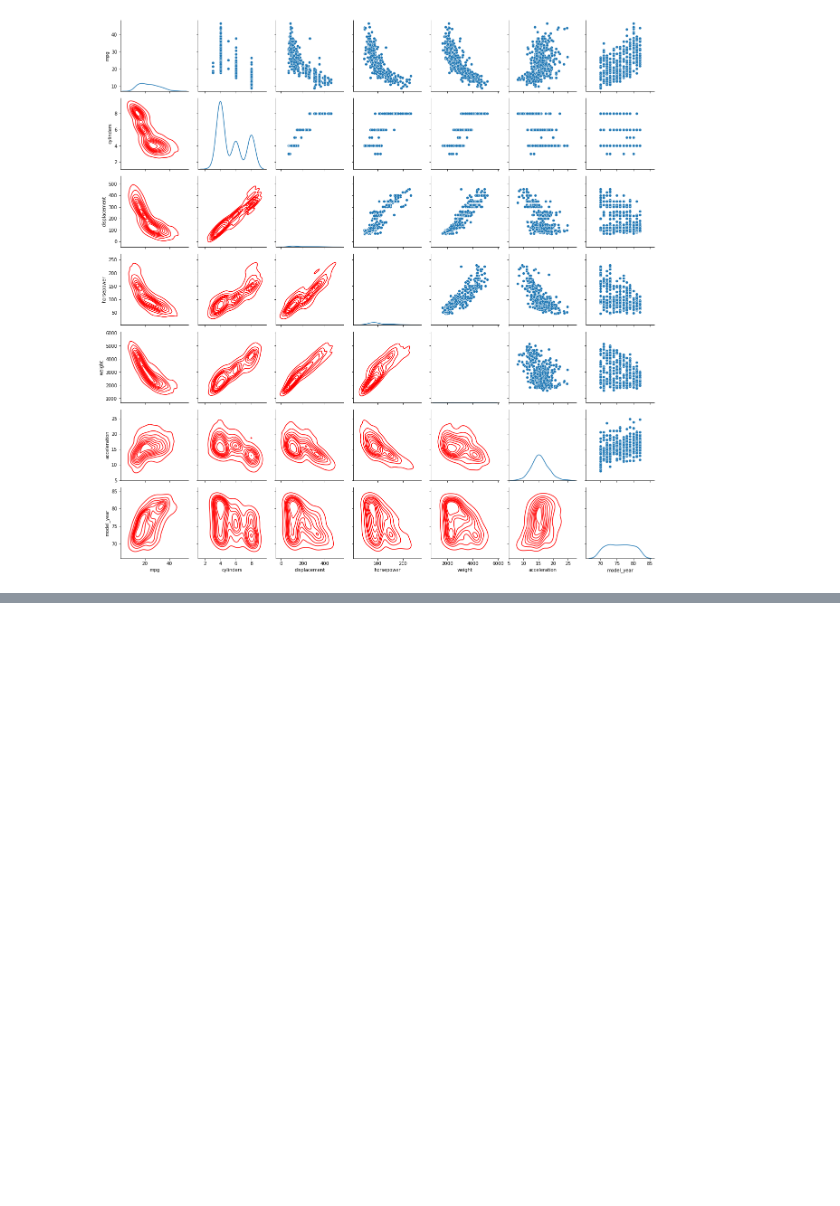
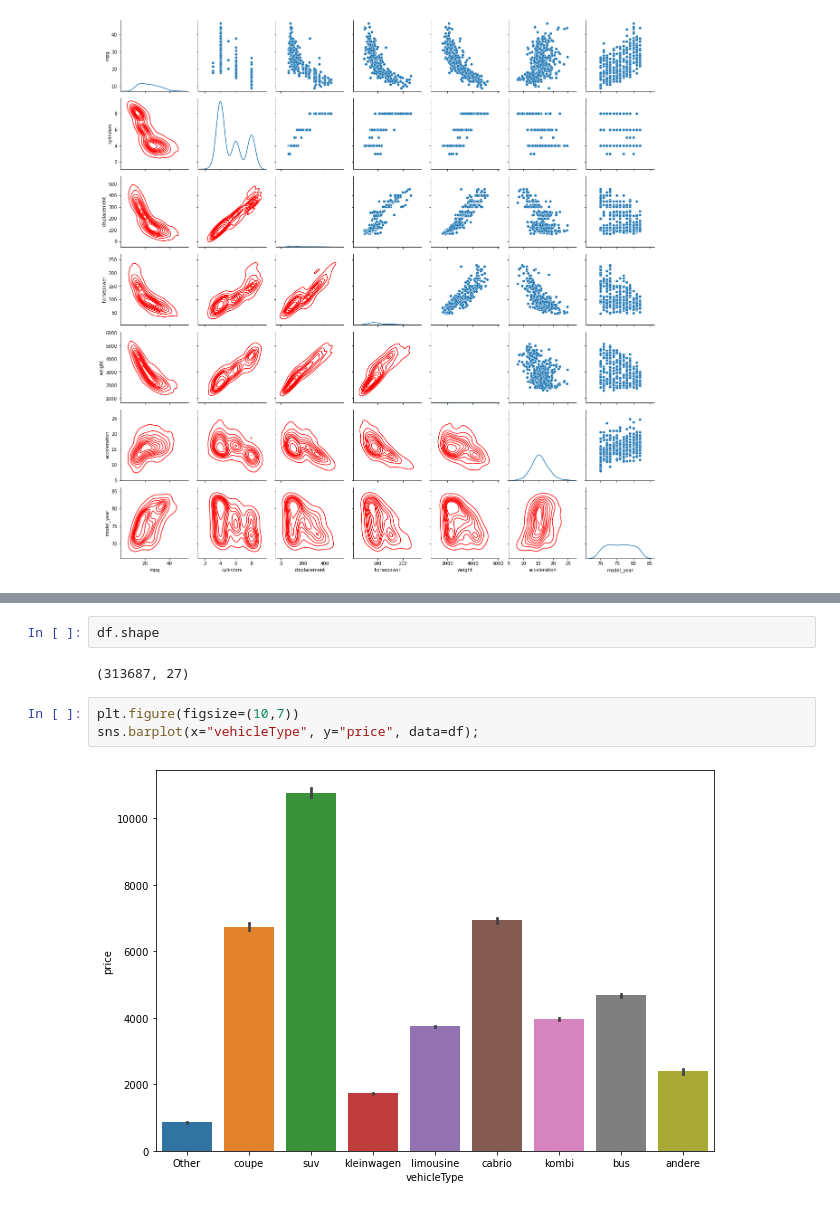
Before and after one commit to Ertugrul-Kurubal/Data-Visualization-With-Python-In-Class, a Jupyter notebook: Seaborn Comparison Plots In Class 1.ipynb, the cells around one changed output, grey strips where cells are left out. Cells and saved outputs as stored; diff of their text form; blank space fills up the shorter version.

```diff
--- a/Seaborn Comparison Plots In Class 1.ipynb
+++ b/Seaborn Comparison Plots In Class 1.ipynb
@@ -125,0 +167,9 @@ g.map_lower(sns.kdeplot, color="r");
+# %%
+df.shape
+# %% [output]
+(313687, 27)
+# %%
+plt.figure(figsize=(10,7))
+sns.barplot(x="vehicleType", y="price", data=df);
+# %% [output]
+[figure, added]
```
Also changed, not shown: parts of 19 cells of this notebook, 2 other files.
